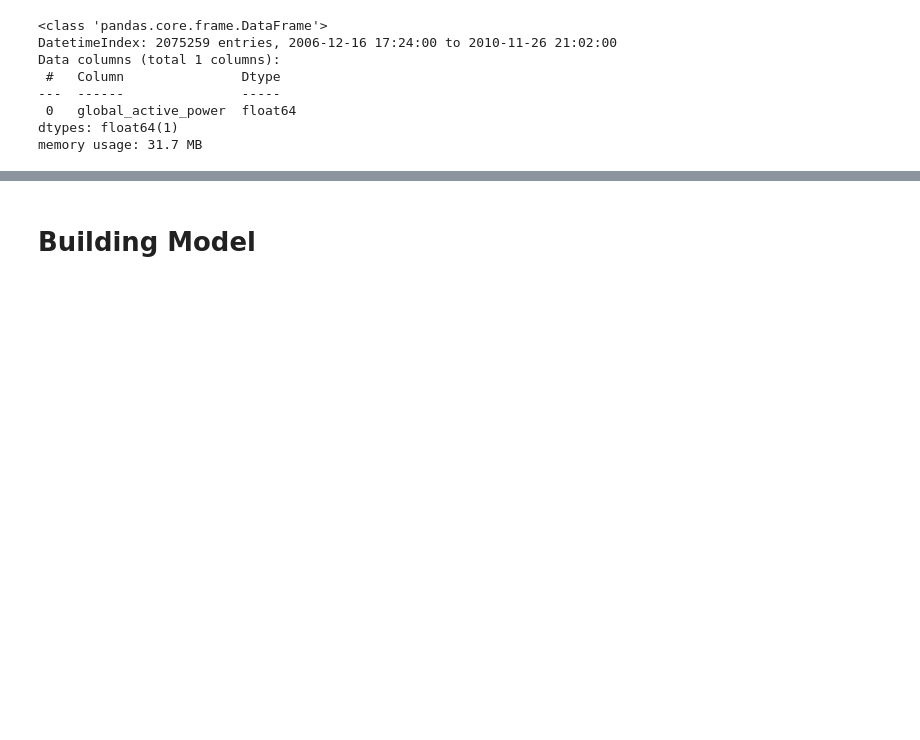
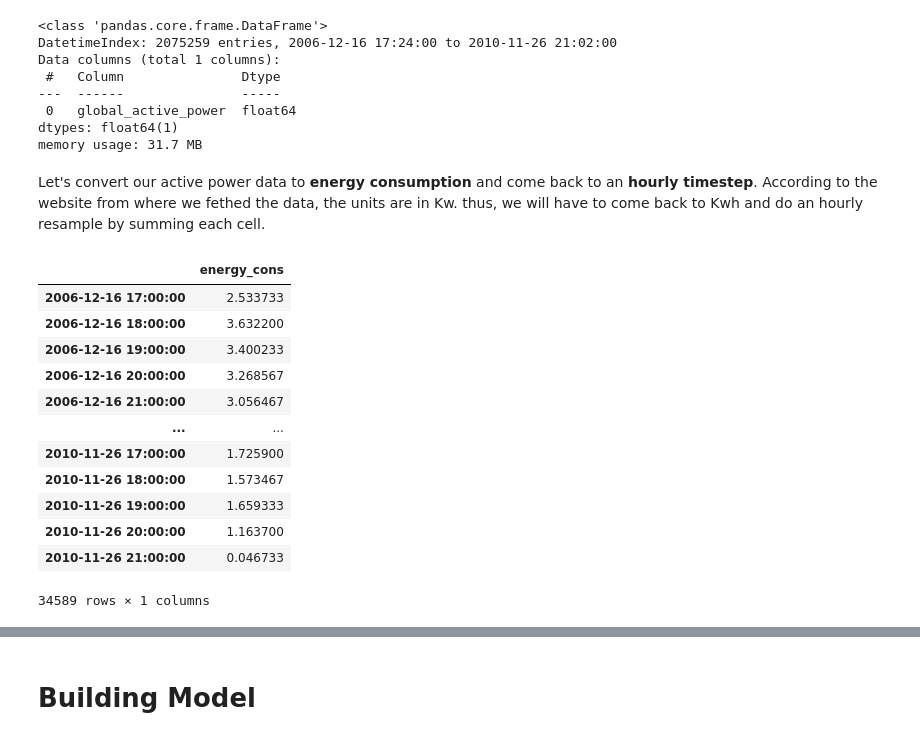
Before and after one commit to seydoudia/ml_energy, a Jupyter notebook: dev_analysis.ipynb, the cells around one changed output, grey strips where cells are left out. Cells and saved outputs as stored; diff of their text form; code cells hidden in the pictures; blank space fills up the shorter version.

```diff
--- a/dev_analysis.ipynb
+++ b/dev_analysis.ipynb
@@ -173,3 +258,5 @@ Data columns (total 1 columns):
  0   global_active_power  float64
 dtypes: float64(1)
 memory usage: 31.7 MB
+# %% [markdown]
+Let's convert our active power data to **energy consumption** and come back to an **hourly timestep**. According to the website from where we fethed the data, the units are in Kw. thus, we will have to come back to Kwh and do an hourly resample by summing each cell.
@@ -178 +268,17 @@ hourly_df = df_active.resample('1H').mean()
+# %%
+hourly_df
+# %% [output]
+|  | energy_cons |
+| 2006-12-16 17:00:00 | 2.533733 |
+| 2006-12-16 18:00:00 | 3.632200 |
+| 2006-12-16 19:00:00 | 3.400233 |
+| 2006-12-16 20:00:00 | 3.268567 |
+| 2006-12-16 21:00:00 | 3.056467 |
+| ... | ... |
+| 2010-11-26 17:00:00 | 1.725900 |
+| 2010-11-26 18:00:00 | 1.573467 |
+| 2010-11-26 19:00:00 | 1.659333 |
+| 2010-11-26 20:00:00 | 1.163700 |
+| 2010-11-26 21:00:00 | 0.046733 |
+34589 rows × 1 columns
 # %%
```
Also changed, not shown: parts of 44 cells of this notebook.
